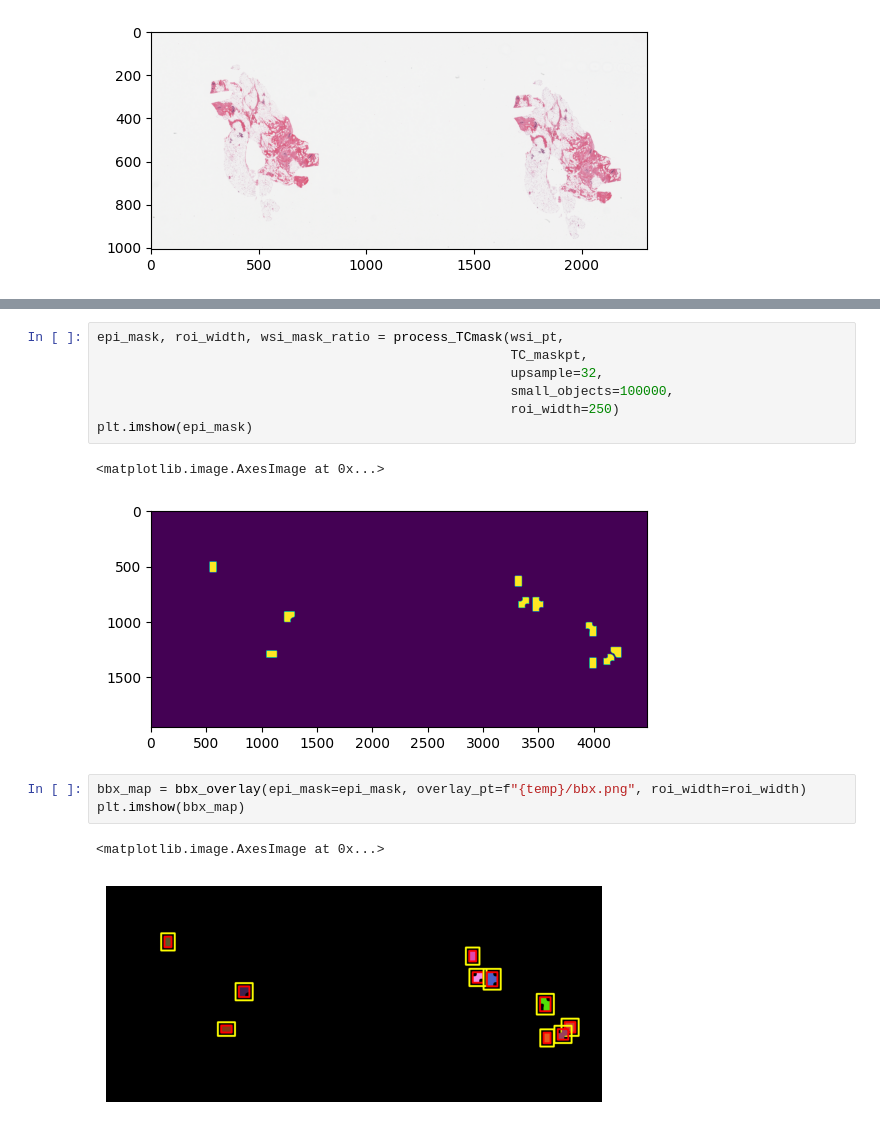
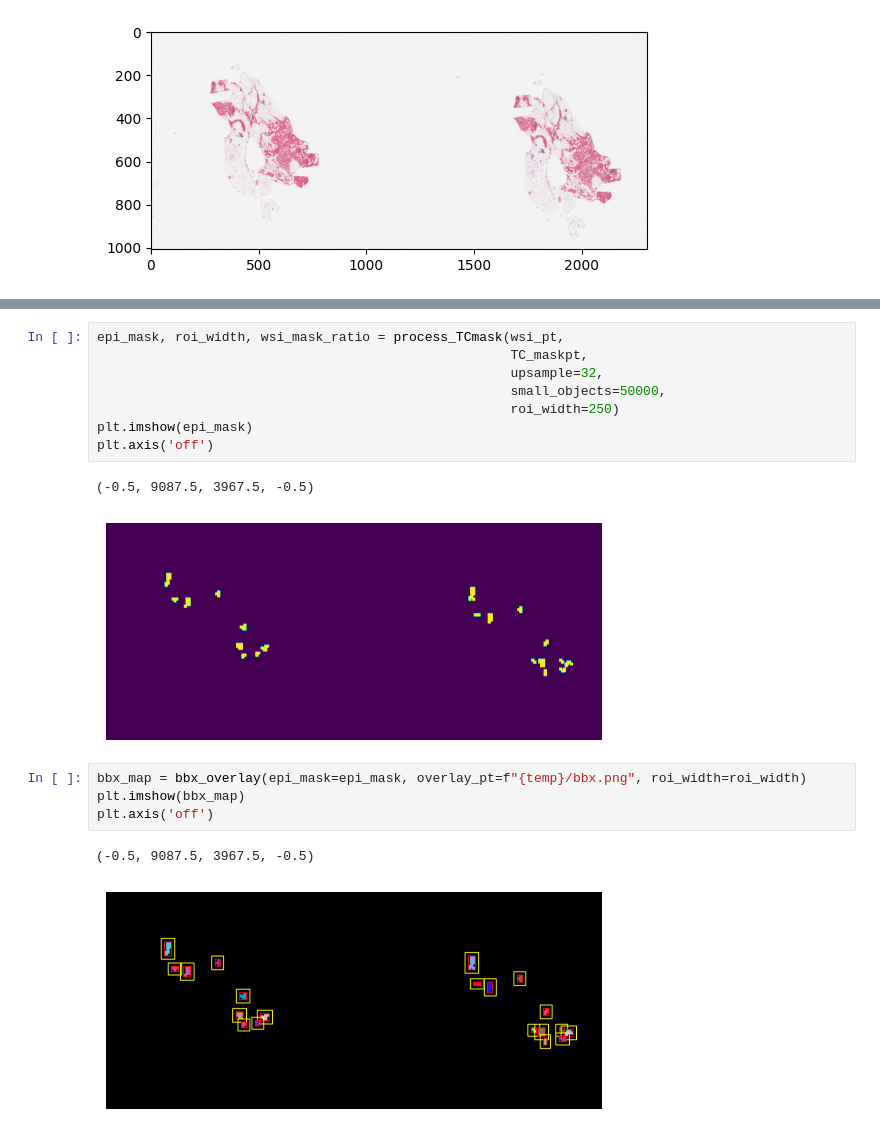
Before and after one commit to SiyuanChen726/Tissue-Classifier, a Jupyter notebook: TC_demo.ipynb, the cells around one changed output, grey strips where cells are left out. Cells and saved outputs as stored; diff of their text form.

```diff
--- a/TC_demo.ipynb
+++ b/TC_demo.ipynb
@@ -33,19 +44,21 @@ plt.imshow(tissue_map)
 # %%
 epi_mask, roi_width, wsi_mask_ratio = process_TCmask(wsi_pt,
                                                      TC_maskpt,
                                                      upsample=32,
-                                                     small_objects=100000,
+                                                     small_objects=50000,
                                                      roi_width=250)
 plt.imshow(epi_mask)
+plt.axis('off')
 # %% [output]
-<matplotlib.image.AxesImage at 0x...>
+(-0.5, 9087.5, 3967.5, -0.5)
-[figure, old version]
+[figure, new version]
 # %%
 bbx_map = bbx_overlay(epi_mask=epi_mask, overlay_pt=f"{temp}/bbx.png", roi_width=roi_width)
 plt.imshow(bbx_map)
+plt.axis('off')
 # %% [output]
-<matplotlib.image.AxesImage at 0x...>
+(-0.5, 9087.5, 3967.5, -0.5)
-[figure, old version]
+[figure, new version]
 # %%
 wsi_id = os.path.basename(wsi_pt).split('.')[0]
 roi_ids = get_roi_ids(epi_mask, wsi_id, roi_width=roi_width,
```
Also changed, not shown: parts of 4 cells of this notebook, 1 other file.
